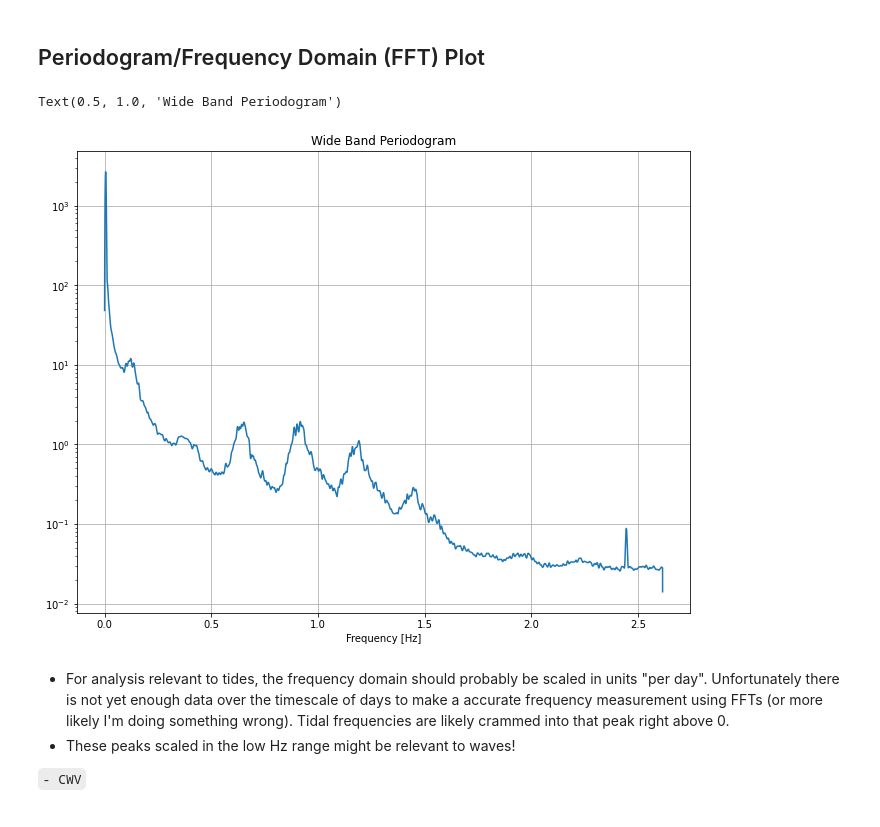
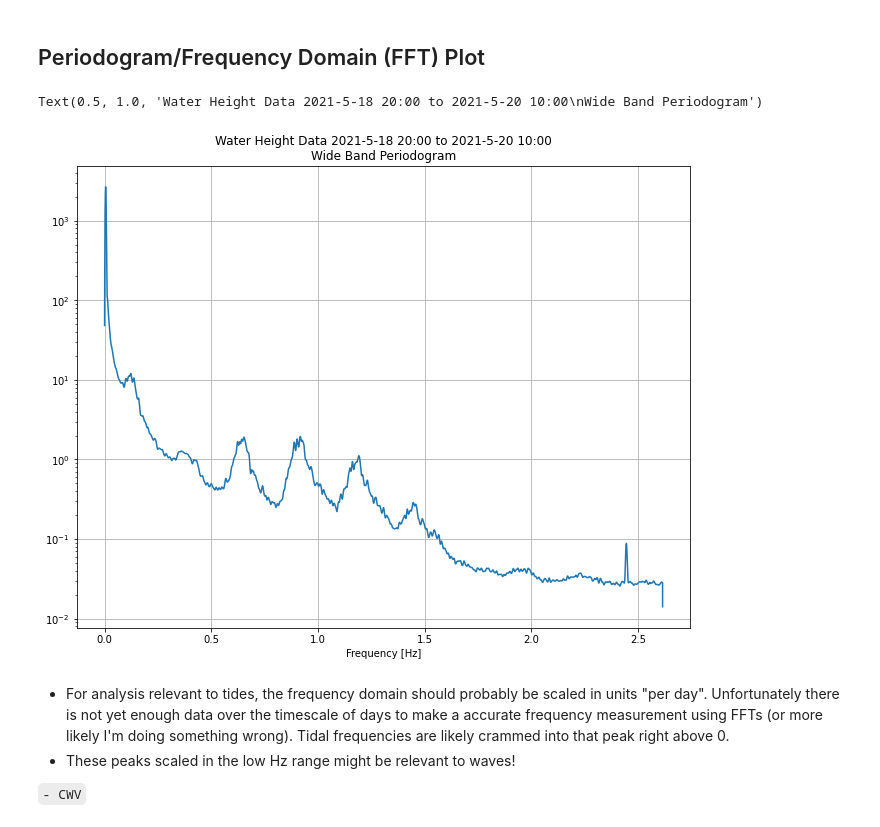
Before and after one commit to edgecollective/tide-analysis, a Jupyter notebook: jupyter/tides_periodogram.ipynb, the cells around one changed output. Drawn from its saved outputs; the diff is of its cells as text; code cells hidden in the pictures.

```diff
--- a/jupyter/tides_periodogram.ipynb
+++ b/jupyter/tides_periodogram.ipynb
@@ -86,41 +86,42 @@ from scipy import signal
 from matplotlib import pyplot as plt
 
 N_PERSEG = 2**10
 N_FFT = 2**16
 
 fig = plt.figure(figsize=(11.0,8.5))
 axes  = fig.subplots(nrows=1)
 axes = [axes]  #comment out for more than 1 subplot
 
 samples_per_second = samples_per_day/(60*60*24.0)
-f_r, Pxx = signal.welch(Y-Y.mean(),fs=samples_per_second, nperseg=N_PERSEG, nfft=N_FFT)
+Ym0 = Y-Y.mean() #remove 0 frequency bias
+f_r, Pxx = signal.welch(Ym0,fs=samples_per_second, nperseg=N_PERSEG, nfft=N_FFT)
 
 axes[0].plot(f_r, Pxx)
 YLIM = (1e-5,1e4)
 axes[0].set_yscale('log')
 #ax.set_xscale('log')
 
 axes[0].grid(True)
+axes[0].set_xlabel("Amplitude [m]")
 axes[0].set_xlabel("Frequency [Hz]")
-#axes[0].set_xlim(0.0,65.0)
-#axes[0].set_ylim(*YLIM)
-axes[0].set_title("Wide Band Periodogram")
+axes[0].set_title(f"Water Height Data {START_TIMESTAMP} to {END_TIMESTAMP}\nWide Band Periodogram")
 
-
+#TODO another chart for low frequency range scale [per day] units!
 #XLIM = (0.0,10000.0)
 #YLIM = (1e-3,1e-1)
 
 #axes[1].plot(f_r, Pxx)
 #axes[1].set_xlim(*XLIM)
 #axes[1].set_ylim(*YLIM)
 
 #axes[1].set_yscale('log')
 #axes[1].grid(True)
-#axes[1].set_xlabel("Frequency [Hz]")
+#axes[1].set_xlabel("Amplitude [m]")
+#axes[1].set_xlabel("Frequency [Per Day]")
 #axes[1].set_title("Low Freq. Band Periodogram")
 # %% [output]
-Text(0.5, 1.0, 'Wide Band Periodogram')
+Text(0.5, 1.0, 'Water Height Data 2021-5-18 20:00 to 2021-5-20 10:00\nWide Band Periodogram')
-[figure, old version]
+[figure, new version]
 # %% [markdown]
  - For analysis relevant to tides, the frequency domain should probably be scaled in units "per day".  Unfortunately there is not yet enough data over the timescale of days to make a accurate frequency measurement using FFTs (or more likely I'm doing something wrong). Tidal frequencies are likely crammed into that peak right above 0.
  - These peaks scaled in the low Hz range might be relevant to waves!
```
